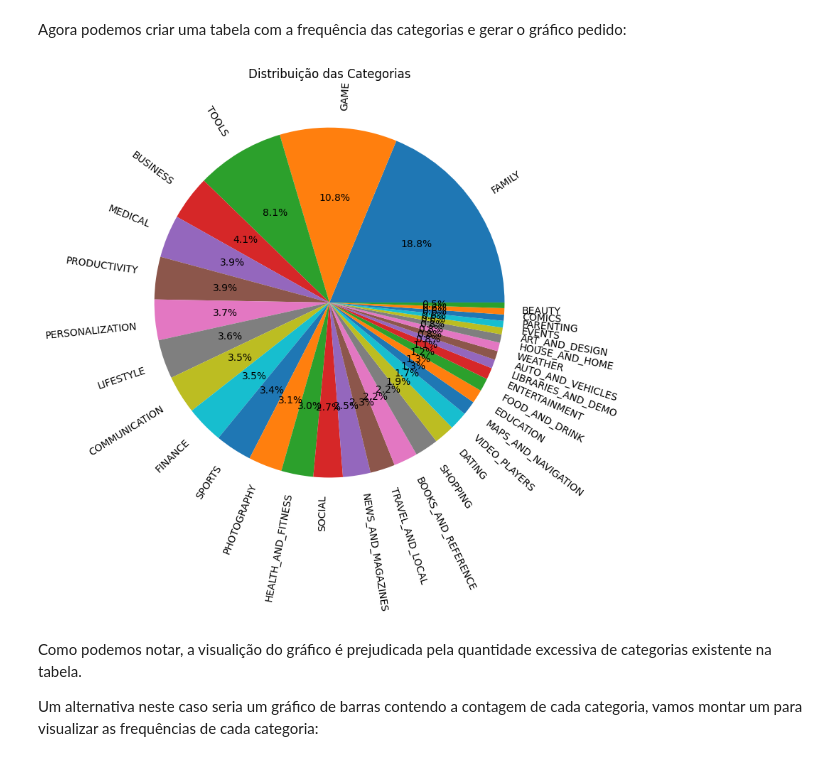
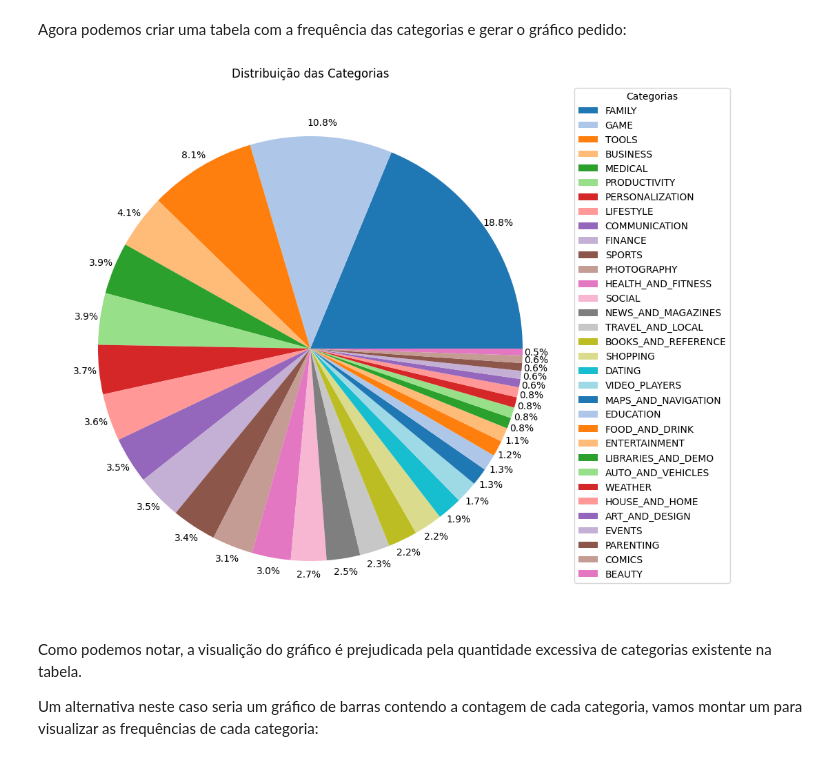
Before and after one commit to GustavCampos/Programa-de-bolsas-Compasso, a Jupyter notebook: Sprint 3/Desafios/Desafio.ipynb, the cells around one changed output. Saved outputs shown, nothing was run; the diff lists cells and outputs as text; code cells hidden in the pictures.

```diff
--- a/Sprint 3/Desafios/Desafio.ipynb
+++ b/Sprint 3/Desafios/Desafio.ipynb
@@ -268,26 +268,37 @@ Agora podemos criar uma tabela com a frequência das categorias e gerar o gráfi
 # %%
 # Cria um novo dataframe com a contagem de registros por categoria
 group_by_category_dataframe = valid_category_dataframe.groupby(CATEGORY).size().reset_index(name="Count")
 
 # Ordenando as categorias por quantidade
 sorted_group_by_category_dataframe = group_by_category_dataframe.sort_values(by="Count", ascending=False)
 
 
 # Gerando gráfico com a contagem das categorias_________________________________________
 
 # Extraindo os nomes das categorias e contagens do dataframe
 categories = sorted_group_by_category_dataframe[CATEGORY]
 counts = sorted_group_by_category_dataframe["Count"]
 
 # Criando o grafico de pizza
-plt.figure(figsize=(8, 8))
-plt.pie(counts, labels=categories, autopct='%1.1f%%', startangle=0, rotatelabels=True)
+plt.figure(figsize=(10, 10))
+plt.pie(counts,
+        labels=None,
+        autopct='%1.1f%%',
+        startangle=0,
+        rotatelabels=True,
+        colors=plt.cm.tab20.colors,
+        pctdistance=1.065
+)
+plt.legend(categories, loc="upper right",
+           bbox_to_anchor=(0.8, 0, 0.5, 1),
+           title="Categorias"
+)
 plt.title("Distribuição das Categorias")
 
 # Apresentando o gráfico
 plt.show()
 # %% [output]
-[figure, old version]
+[figure, new version]
 # %% [markdown]
 Como podemos notar, a visualição do gráfico é prejudicada pela quantidade excessiva de categorias existente na tabela.
 
```
Also changed, not shown: parts of 4 cells of this notebook, 2 other files.
